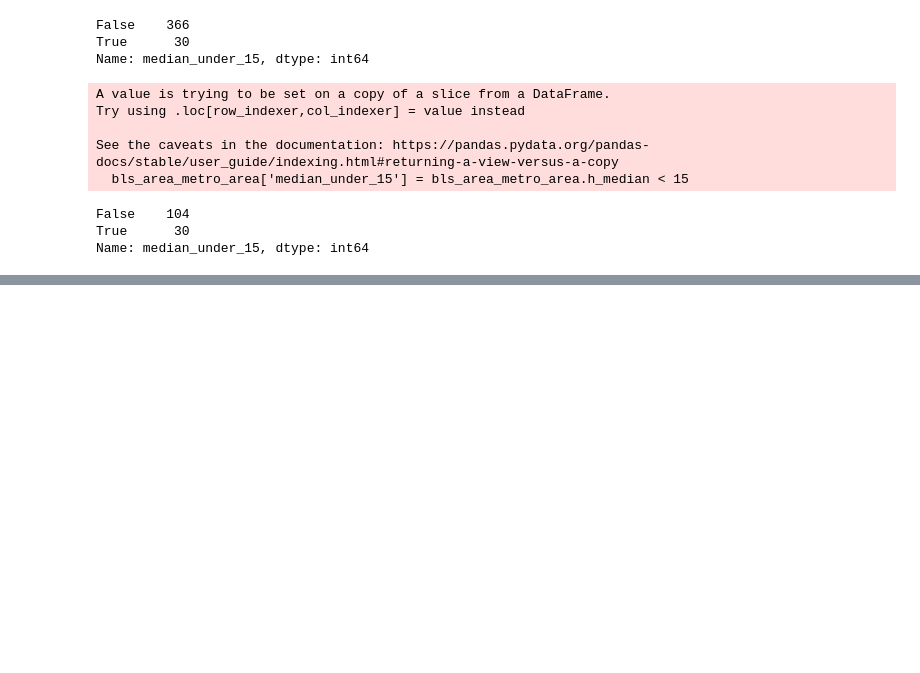
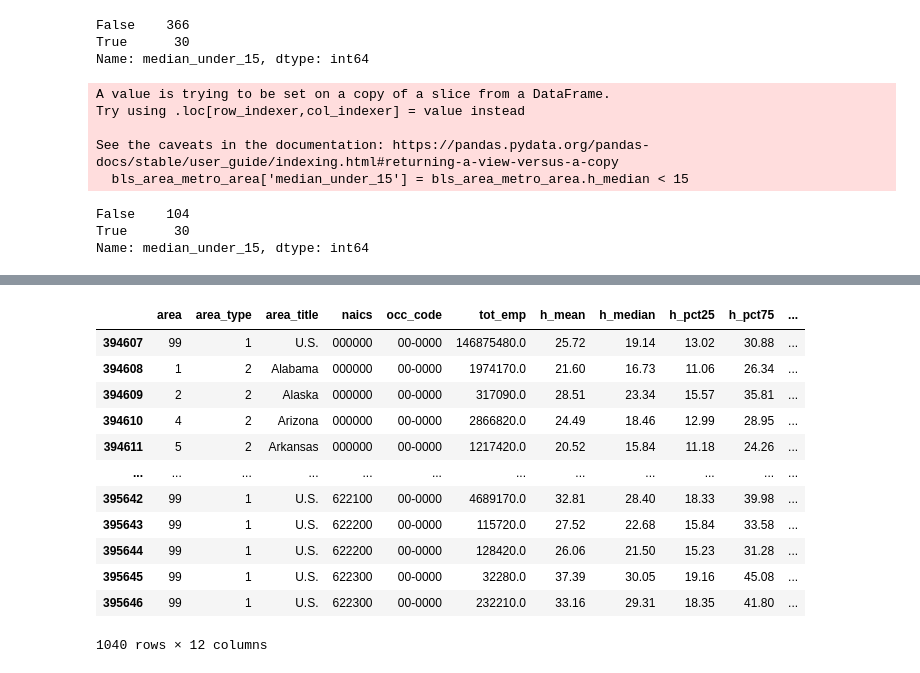
Before and after one commit to UBICenter/min-wage, a Jupyter notebook: jb/min_wage_script.ipynb, the cells around one changed output, grey strips where cells are left out. Saved outputs shown, nothing was run; the diff lists cells and outputs as text; code cells hidden in the pictures; blank space fills up the shorter version.

```diff
--- a/jb/min_wage_script.ipynb
+++ b/jb/min_wage_script.ipynb
@@ -236,0 +305,16 @@ Name: median_under_15, dtype: int64
+# %%
+bls_data_t
+# %% [output]
+|  | area | area_type | area_title | naics | occ_code | tot_emp | h_mean | h_median | h_pct25 | h_pct75 | ... |
+| 394607 | 99 | 1 | U.S. | 000000 | 00-0000 | 146875480.0 | 25.72 | 19.14 | 13.02 | 30.88 | ... |
+| 394608 | 1 | 2 | Alabama | 000000 | 00-0000 | 1974170.0 | 21.60 | 16.73 | 11.06 | 26.34 | ... |
+| 394609 | 2 | 2 | Alaska | 000000 | 00-0000 | 317090.0 | 28.51 | 23.34 | 15.57 | 35.81 | ... |
+| 394610 | 4 | 2 | Arizona | 000000 | 00-0000 | 2866820.0 | 24.49 | 18.46 | 12.99 | 28.95 | ... |
+| 394611 | 5 | 2 | Arkansas | 000000 | 00-0000 | 1217420.0 | 20.52 | 15.84 | 11.18 | 24.26 | ... |
+| ... | ... | ... | ... | ... | ... | ... | ... | ... | ... | ... | ... |
+| 395642 | 99 | 1 | U.S. | 622100 | 00-0000 | 4689170.0 | 32.81 | 28.40 | 18.33 | 39.98 | ... |
+| 395643 | 99 | 1 | U.S. | 622200 | 00-0000 | 115720.0 | 27.52 | 22.68 | 15.84 | 33.58 | ... |
+| 395644 | 99 | 1 | U.S. | 622200 | 00-0000 | 128420.0 | 26.06 | 21.50 | 15.23 | 31.28 | ... |
+| 395645 | 99 | 1 | U.S. | 622300 | 00-0000 | 32280.0 | 37.39 | 30.05 | 19.16 | 45.08 | ... |
+| 395646 | 99 | 1 | U.S. | 622300 | 00-0000 | 232210.0 | 33.16 | 29.31 | 18.35 | 41.80 | ... |
+1040 rows × 12 columns
```
Also changed, not shown: parts of 48 cells of this notebook, 1 other file.
